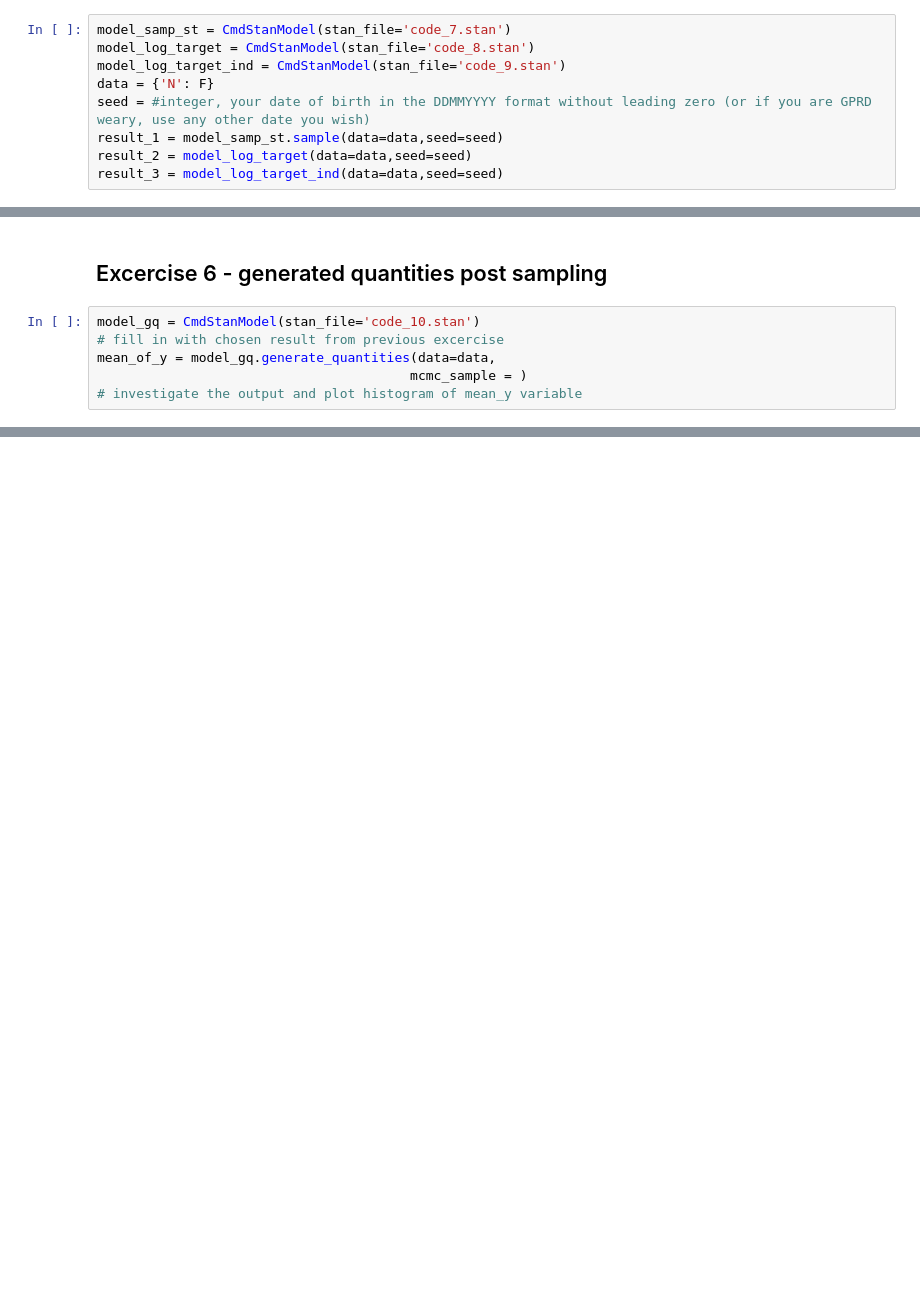
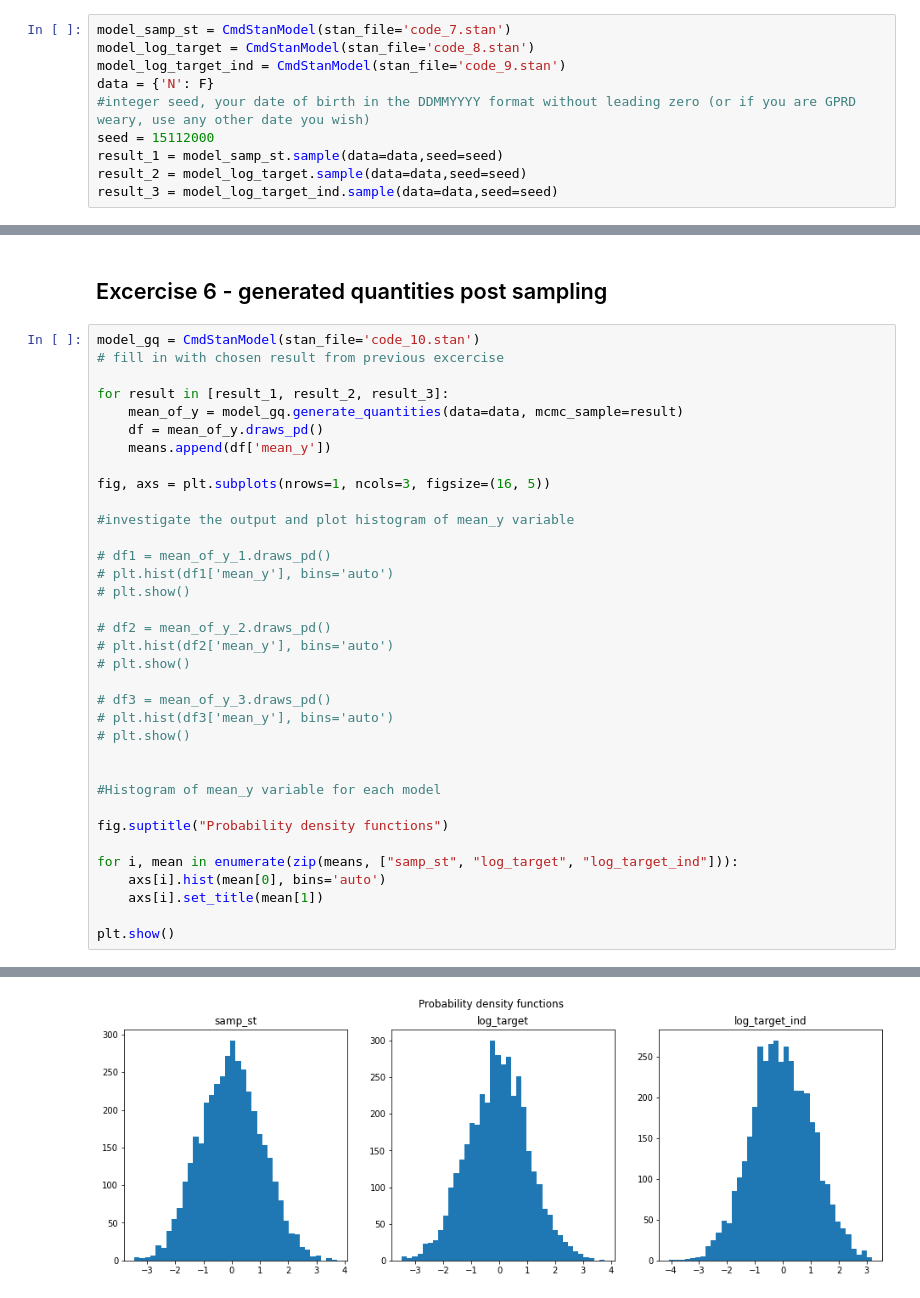
Before and after one commit to DanieloSendi/LaboratoryClasses_Data_Analitycs, a Jupyter notebook: Lab_2_Intro_to_stan/Lab_2_Intro_to_stan.ipynb, the cells around one changed output, grey strips where cells are left out. Cells and saved outputs as stored; diff of their text form; blank space fills up the shorter version.

Commit message:
Lab_2_Intro_to_stan

```diff
--- a/Lab_2_Intro_to_stan/Lab_2_Intro_to_stan.ipynb
+++ b/Lab_2_Intro_to_stan/Lab_2_Intro_to_stan.ipynb
@@ -217,8 +217,9 @@ model_samp_st = CmdStanModel(stan_file='code_7.stan')
 model_log_target = CmdStanModel(stan_file='code_8.stan')
 model_log_target_ind = CmdStanModel(stan_file='code_9.stan')
 data = {'N': F}
-seed = #integer, your date of birth in the DDMMYYYY format without leading zero (or if you are GPRD weary, use any other date you wish)
+#integer seed, your date of birth in the DDMMYYYY format without leading zero (or if you are GPRD weary, use any other date you wish)
+seed = 15112000
 result_1 = model_samp_st.sample(data=data,seed=seed)
-result_2 = model_log_target(data=data,seed=seed)
-result_3 = model_log_target_ind(data=data,seed=seed)
+result_2 = model_log_target.sample(data=data,seed=seed)
+result_3 = model_log_target_ind.sample(data=data,seed=seed)
 # %% [output]
@@ -229,8 +270,38 @@ plt.show()
 # %% [markdown]
 ## Excercise 6 - generated quantities post sampling
-# %%
-model_gq = CmdStanModel(stan_file='code_10.stan')
-# fill in with chosen result from previous excercise
-mean_of_y = model_gq.generate_quantities(data=data,
-                                        mcmc_sample = )
-# investigate the output and plot histogram of mean_y variable
+# %%
+model_gq = CmdStanModel(stan_file='code_10.stan')
+# fill in with chosen result from previous excercise
+
+for result in [result_1, result_2, result_3]:
+    mean_of_y = model_gq.generate_quantities(data=data, mcmc_sample=result)
+    df = mean_of_y.draws_pd()
+    means.append(df['mean_y'])
+
+fig, axs = plt.subplots(nrows=1, ncols=3, figsize=(16, 5))
+
+#investigate the output and plot histogram of mean_y variable
+
+# df1 = mean_of_y_1.draws_pd()
+# plt.hist(df1['mean_y'], bins='auto')
+# plt.show()
+
+# df2 = mean_of_y_2.draws_pd()
+# plt.hist(df2['mean_y'], bins='auto')
+# plt.show()
+
+# df3 = mean_of_y_3.draws_pd()
+# plt.hist(df3['mean_y'], bins='auto')
+# plt.show()
+
+
+#Histogram of mean_y variable for each model
+
+fig.suptitle("Probability density functions")
+
+for i, mean in enumerate(zip(means, ["samp_st", "log_target", "log_target_ind"])):
+    axs[i].hist(mean[0], bins='auto')
+    axs[i].set_title(mean[1])
+
+plt.show()
+# %% [output]
@@ -236,0 +325 @@ mean_of_y = model_gq.generate_quantities(data=data,
+[figure, added]
```
Also changed, not shown: parts of 7 cells of this notebook, 58 other files.
